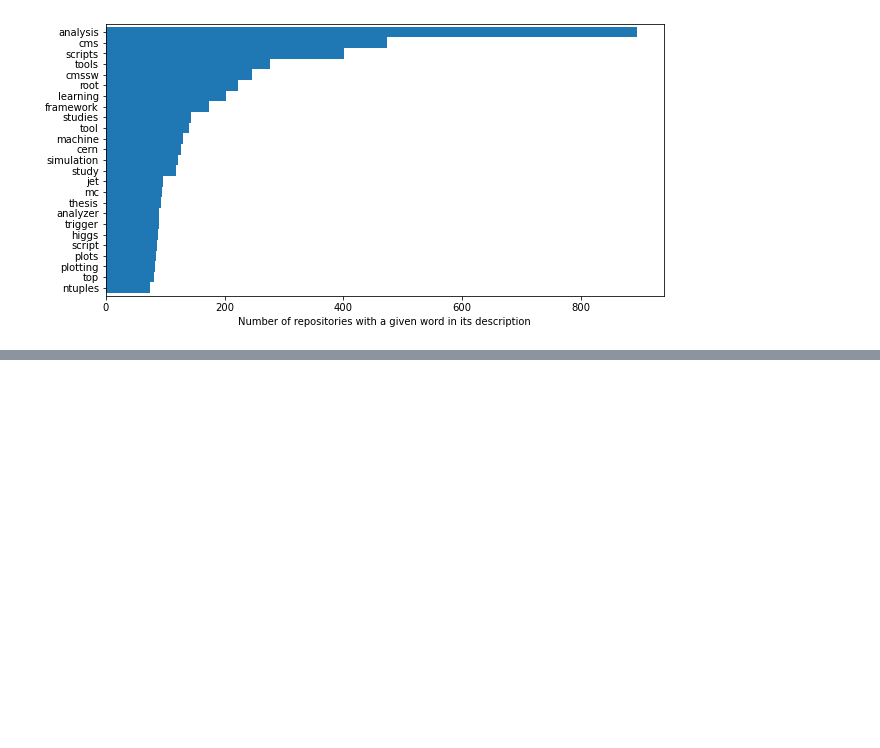
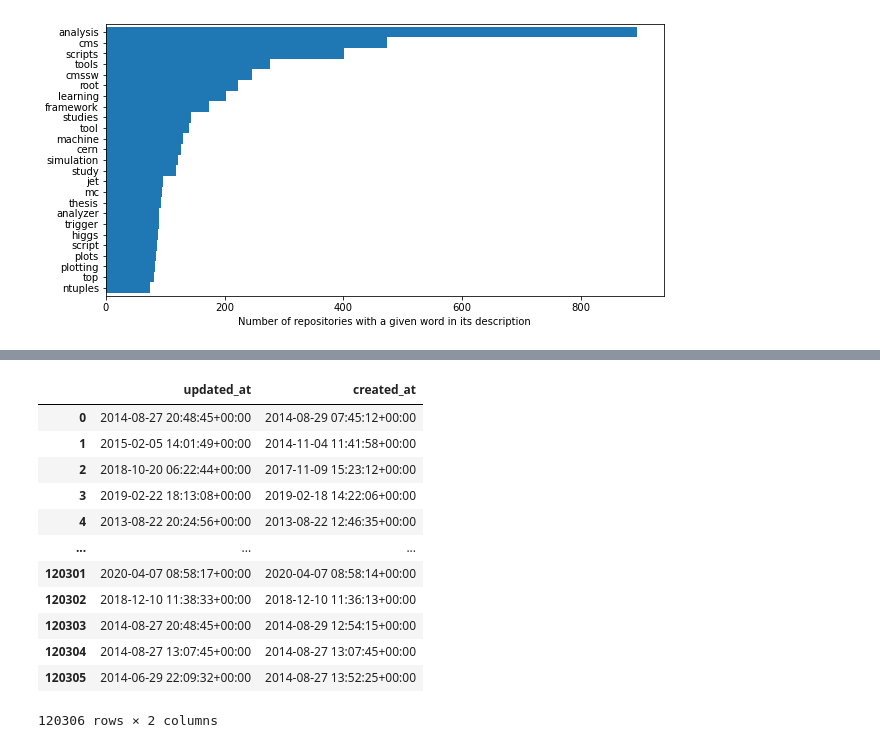
Before and after one commit to jpivarski-talks/2020-08-13-pyhep-debriefing, a Jupyter notebook: analyze-cmssw.ipynb, the cells around one changed output, grey strips where cells are left out. Drawn from its saved outputs; the diff is of its cells as text; code cells hidden in the pictures; blank space fills up the shorter version.

```diff
--- a/analyze-cmssw.ipynb
+++ b/analyze-cmssw.ipynb
@@ -364,0 +364,16 @@ ax.legend(loc="upper left");
+# %%
+userrepos[["updated_at", "created_at"]]
+# %% [output]
+|  | updated_at | created_at |
+| 0 | 2014-08-27 20:48:45+00:00 | 2014-08-29 07:45:12+00:00 |
+| 1 | 2015-02-05 14:01:49+00:00 | 2014-11-04 11:41:58+00:00 |
+| 2 | 2018-10-20 06:22:44+00:00 | 2017-11-09 15:23:12+00:00 |
+| 3 | 2019-02-22 18:13:08+00:00 | 2019-02-18 14:22:06+00:00 |
+| 4 | 2013-08-22 20:24:56+00:00 | 2013-08-22 12:46:35+00:00 |
+| ... | ... | ... |
+| 120301 | 2020-04-07 08:58:17+00:00 | 2020-04-07 08:58:14+00:00 |
+| 120302 | 2018-12-10 11:38:33+00:00 | 2018-12-10 11:36:13+00:00 |
+| 120303 | 2014-08-27 20:48:45+00:00 | 2014-08-29 12:54:15+00:00 |
+| 120304 | 2014-08-27 13:07:45+00:00 | 2014-08-27 13:07:45+00:00 |
+| 120305 | 2014-06-29 22:09:32+00:00 | 2014-08-27 13:52:25+00:00 |
+120306 rows × 2 columns
```
Also changed, not shown: parts of 3 cells of this notebook.
